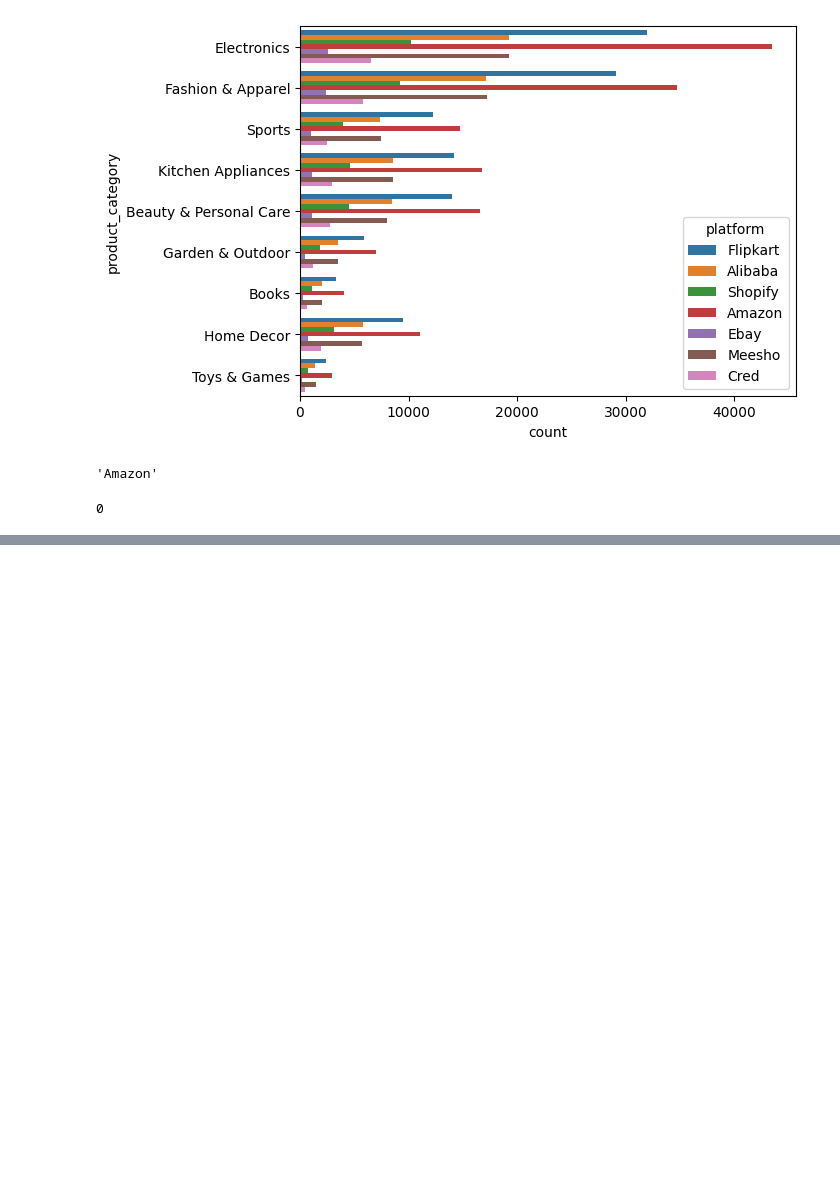
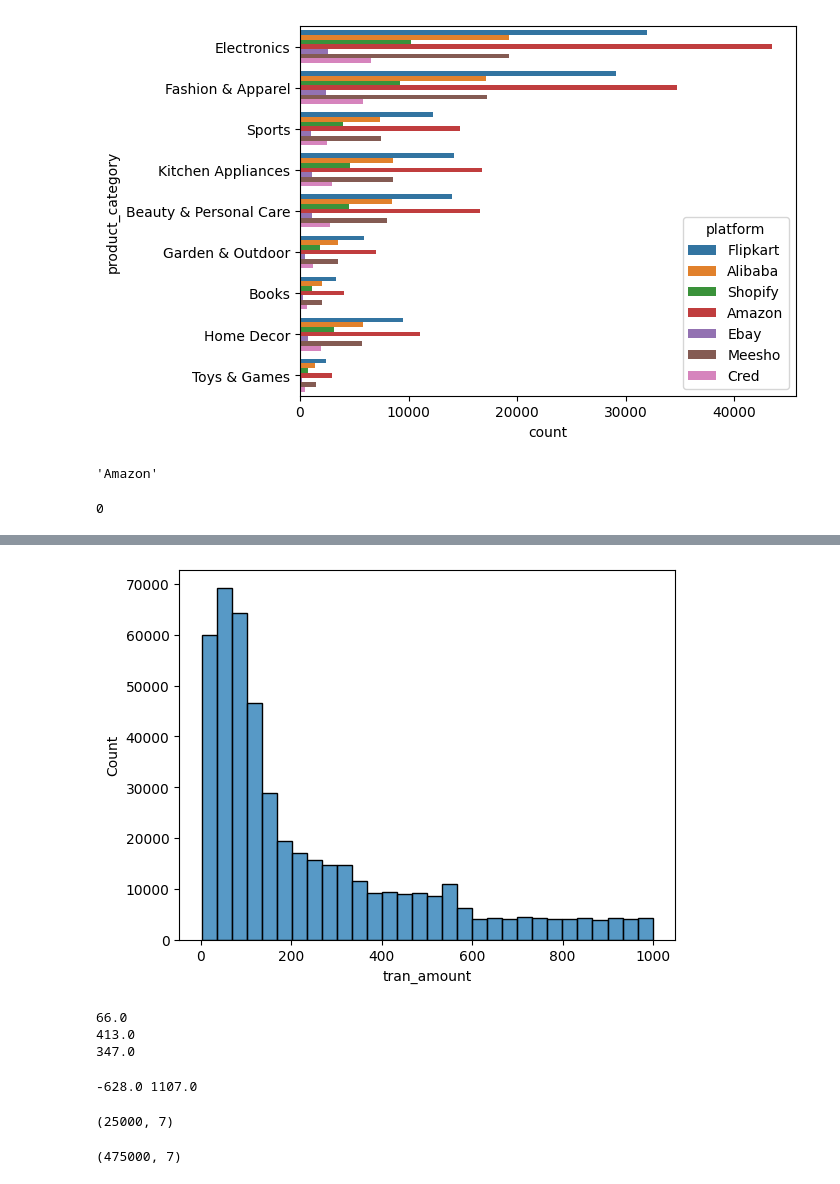
Before and after one commit to HMurawski/credit_card_launch, a Jupyter notebook: main.ipynb, the cells around one changed output, grey strips where cells are left out. Drawn from its saved outputs; the diff is of its cells as text; code cells hidden in the pictures; blank space fills up the shorter version.

```diff
--- a/main.ipynb
+++ b/main.ipynb
@@ -622,0 +675,31 @@ df_trans["platform"].isnull().sum()
+# %%
+sns.histplot(df_trans[df_trans["tran_amount"] < 10000].tran_amount, bins=30)
+plt.show()
+# %% [output]
+[figure, added]
+# %%
+Q1,Q3 = df_trans["tran_amount"].quantile([0.25, 0.75])
+IQR = Q3 - Q1
+
+print(f"{Q1}\n{Q3}\n{IQR}")
+# %% [output]
+66.0
+413.0
+347.0
+# %%
+lower = Q1 - 2*IQR
+upper = Q3 + 2*IQR
+
+print(lower, upper)
+# %% [output]
+-628.0 1107.0
+# %%
+df_trans_outliers = df_trans[df_trans["tran_amount"] >= upper]
+df_trans_outliers.shape
+# %% [output]
+(25000, 7)
+# %%
+df_trans_normal = df_trans[df_trans["tran_amount"] < upper]
+df_trans_normal.shape
+# %% [output]
+(475000, 7)
```
Also changed, not shown: parts of 21 cells of this notebook.
